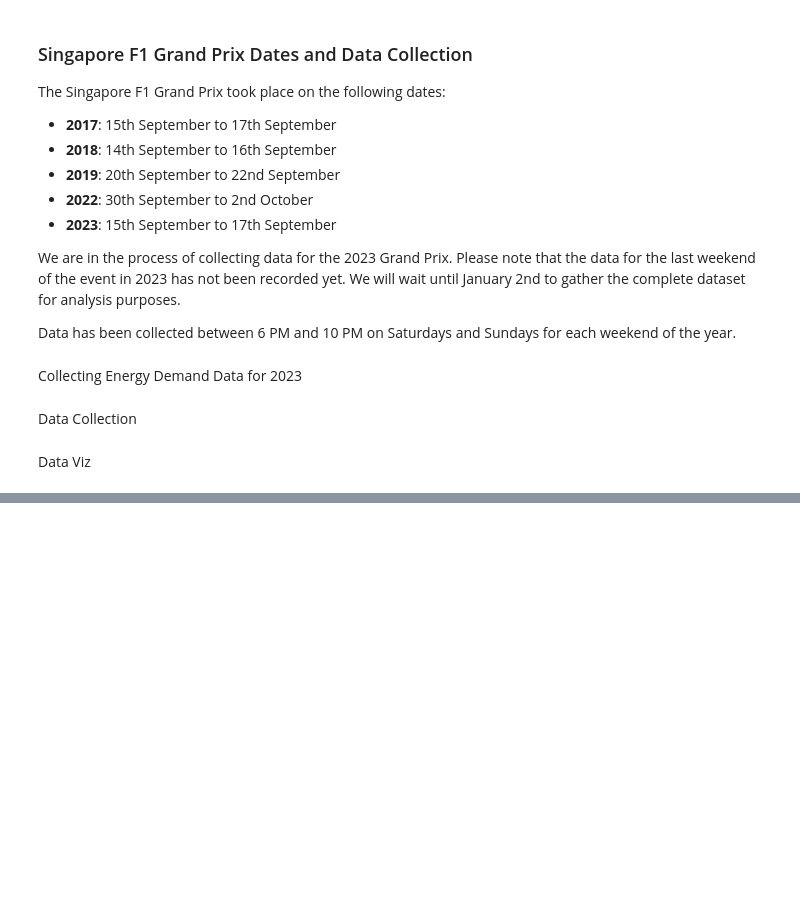
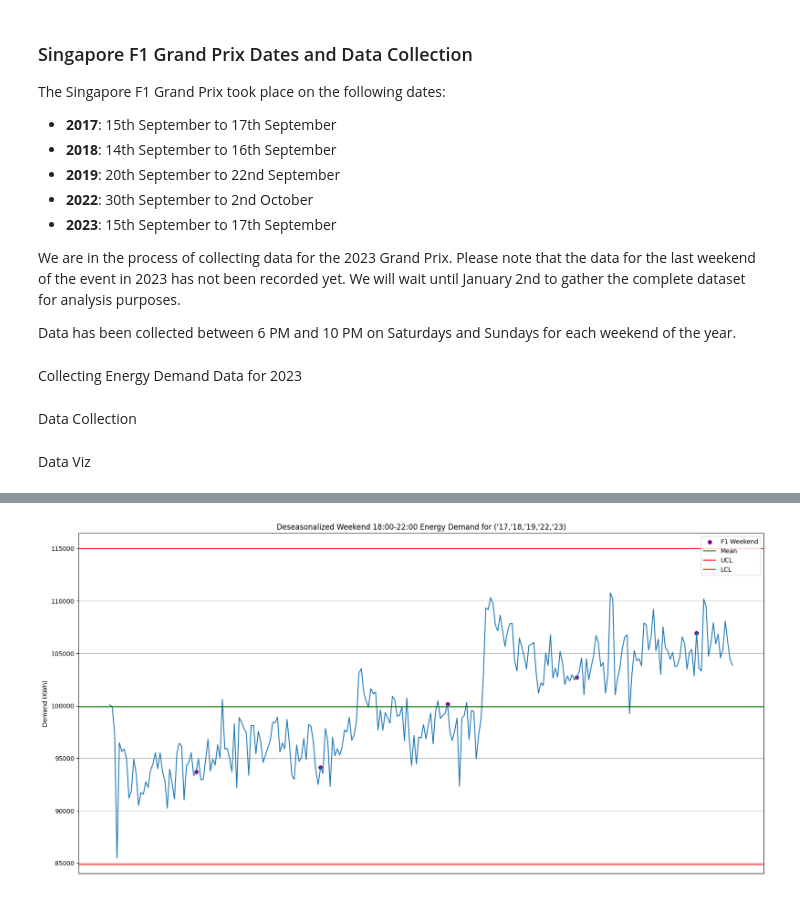
Before and after one commit to ayush4ise/earth-hour, a Jupyter notebook: f1-data.ipynb, the cells around one changed output, grey strips where cells are left out. Cells and saved outputs as stored; diff of their text form; code cells hidden in the pictures; blank space fills up the shorter version.

```diff
--- a/f1-data.ipynb
+++ b/f1-data.ipynb
@@ -158,0 +202,8 @@ for year in [2017,2018,2019,2022,2023]:
+# %%
+indices = [i+'-'+str(2017) for i in data[2017].index]
+collectdf = pd.DataFrame(data[2017].values,index=indices, columns=['Demand'])
+
+for year in [2018,2019,2022,2023]:
+    indices = [i+'-'+str(year) for i in data[year].index]
+    collectdf = collectdf.append(pd.DataFrame(data[year].values,index=indices, columns=['Demand']))
+collectdf
@@ -158,0 +224,21 @@ for year in [2017,2018,2019,2022,2023]:
+# %%
+mean = np.mean(collectdf['Demand'])
+std = np.std(collectdf['Demand'])
+ucl = mean + 3*std
+lcl = mean - 3*std
+
+plt.figure(figsize=(20, 10))
+plt.plot(collectdf.index, collectdf['Demand'])
+plt.scatter([f_one[year] + f'-{year}' for year in [2017,2018,2019,2022,2023]], [collectdf.loc[f_one[year] + f'-{year}'] for year in [2017,2018,2019,2022,2023]], color='purple', label = 'F1 Weekend')
+plt.axhline(mean, color='green', label='Mean')
+plt.axhline(ucl, color='red', label='UCL')
+plt.axhline(lcl, color='red', label='LCL')
+plt.title("Deseasonalized Weekend 18:00-22:00 Energy Demand for ('17,'18,'19,'22,'23)")
+# plt.xlabel('Date')
+plt.ylabel('Demand (KWh)')
+plt.xticks([])
+plt.grid()
+plt.legend()
+plt.savefig("F1 Control Chart ('17,'18,'19,'22,'23).png")
+# %% [output]
+[figure, added]
```
Also changed, not shown: parts of 6 cells of this notebook.
